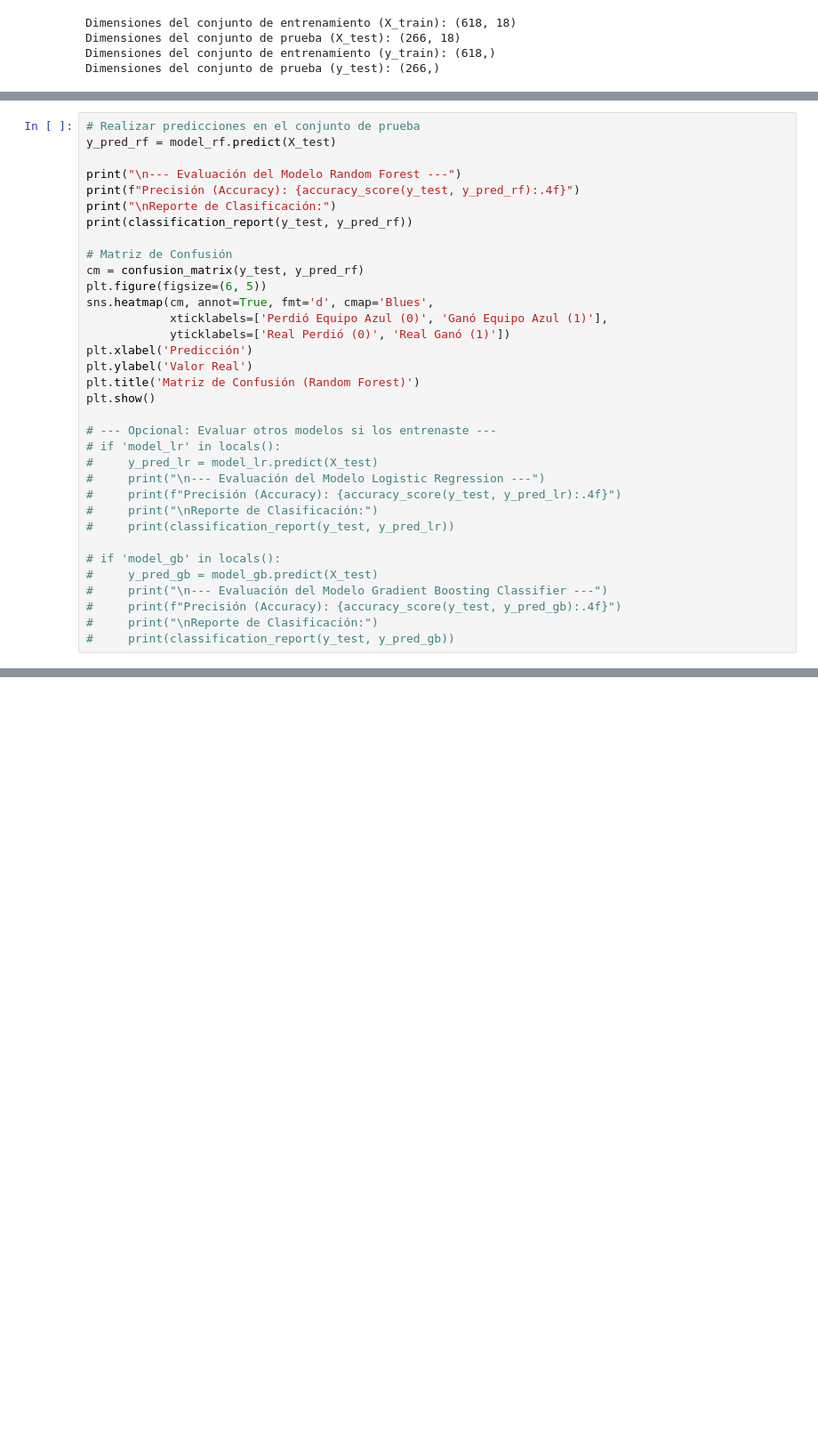
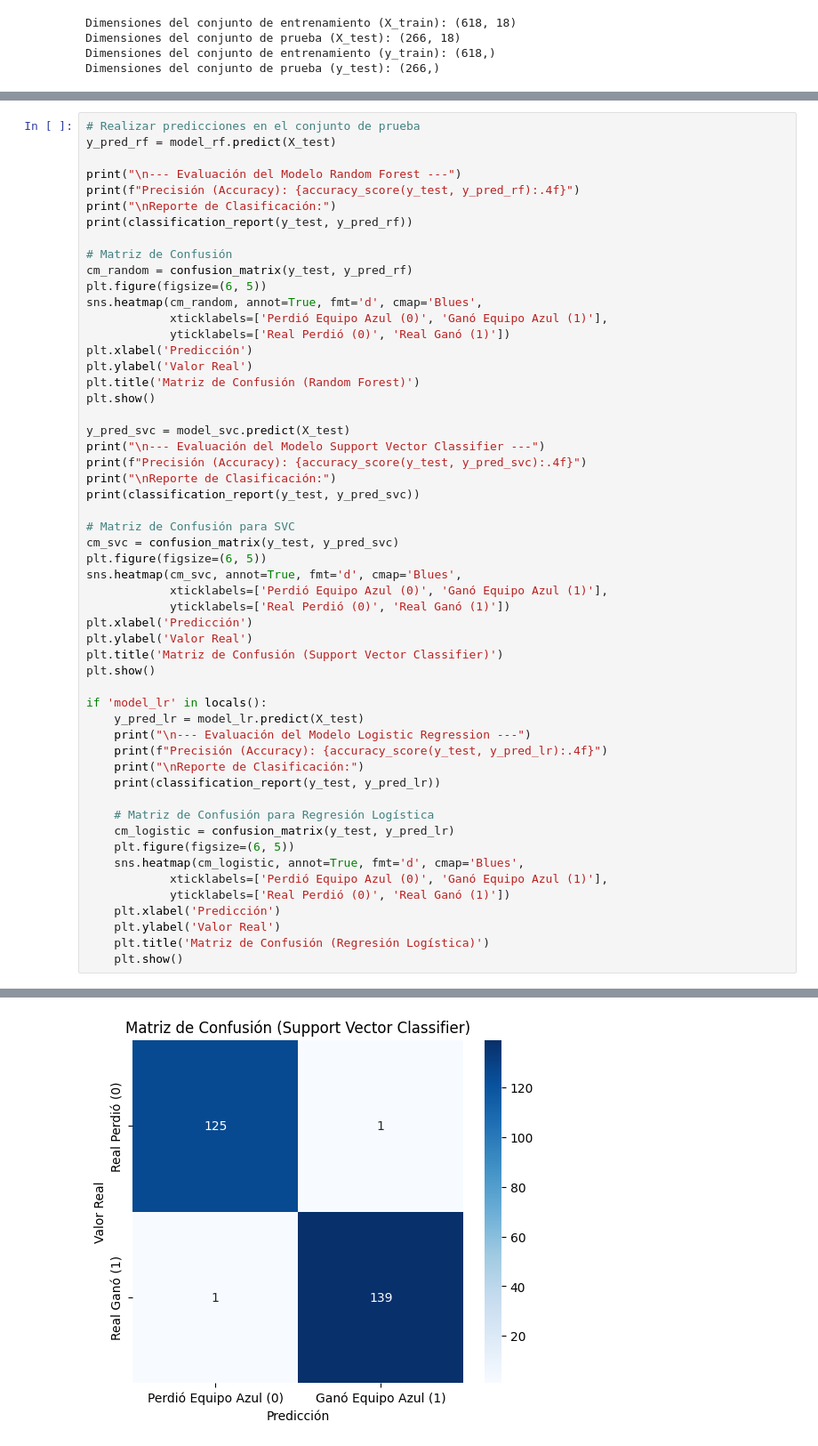
Before and after one commit to AgustinTroncoso/Pruebataller3datos, a Jupyter notebook: notebooks/modeloLol.ipynb, the cells around one changed output, grey strips where cells are left out. Shown at 89% size. Drawn from its saved outputs; the diff is of its cells as text; blank space fills up the shorter version.

Commit message:
Agregacion de modelos SVC y Regresion lineal

```diff
--- a/notebooks/modeloLol.ipynb
+++ b/notebooks/modeloLol.ipynb
@@ -152,9 +158,9 @@ print("\nReporte de Clasificación:")
 print(classification_report(y_test, y_pred_rf))
 
 # Matriz de Confusión
-cm = confusion_matrix(y_test, y_pred_rf)
+cm_random = confusion_matrix(y_test, y_pred_rf)
 plt.figure(figsize=(6, 5))
-sns.heatmap(cm, annot=True, fmt='d', cmap='Blues',
+sns.heatmap(cm_random, annot=True, fmt='d', cmap='Blues',
             xticklabels=['Perdió Equipo Azul (0)', 'Ganó Equipo Azul (1)'],
             yticklabels=['Real Perdió (0)', 'Real Ganó (1)'])
 plt.xlabel('Predicción')
@@ -162,20 +168,40 @@ plt.ylabel('Valor Real')
 plt.title('Matriz de Confusión (Random Forest)')
 plt.show()
 
-# --- Opcional: Evaluar otros modelos si los entrenaste ---
-# if 'model_lr' in locals():
-#     y_pred_lr = model_lr.predict(X_test)
-#     print("\n--- Evaluación del Modelo Logistic Regression ---")
-#     print(f"Precisión (Accuracy): {accuracy_score(y_test, y_pred_lr):.4f}")
-#     print("\nReporte de Clasificación:")
-#     print(classification_report(y_test, y_pred_lr))
+y_pred_svc = model_svc.predict(X_test)
+print("\n--- Evaluación del Modelo Support Vector Classifier ---")
+print(f"Precisión (Accuracy): {accuracy_score(y_test, y_pred_svc):.4f}")
+print("\nReporte de Clasificación:")
+print(classification_report(y_test, y_pred_svc))
 
-# if 'model_gb' in locals():
-#     y_pred_gb = model_gb.predict(X_test)
-#     print("\n--- Evaluación del Modelo Gradient Boosting Classifier ---")
-#     print(f"Precisión (Accuracy): {accuracy_score(y_test, y_pred_gb):.4f}")
-#     print("\nReporte de Clasificación:")
-#     print(classification_report(y_test, y_pred_gb))
+# Matriz de Confusión para SVC
+cm_svc = confusion_matrix(y_test, y_pred_svc)
+plt.figure(figsize=(6, 5))
+sns.heatmap(cm_svc, annot=True, fmt='d', cmap='Blues',
+            xticklabels=['Perdió Equipo Azul (0)', 'Ganó Equipo Azul (1)'],
+            yticklabels=['Real Perdió (0)', 'Real Ganó (1)'])
+plt.xlabel('Predicción')
+plt.ylabel('Valor Real')
+plt.title('Matriz de Confusión (Support Vector Classifier)')
+plt.show()
+
+if 'model_lr' in locals():
+    y_pred_lr = model_lr.predict(X_test)
+    print("\n--- Evaluación del Modelo Logistic Regression ---")
+    print(f"Precisión (Accuracy): {accuracy_score(y_test, y_pred_lr):.4f}")
+    print("\nReporte de Clasificación:")
+    print(classification_report(y_test, y_pred_lr))
+
+    # Matriz de Confusión para Regresión Logística
+    cm_logistic = confusion_matrix(y_test, y_pred_lr)
+    plt.figure(figsize=(6, 5))
+    sns.heatmap(cm_logistic, annot=True, fmt='d', cmap='Blues',
+            xticklabels=['Perdió Equipo Azul (0)', 'Ganó Equipo Azul (1)'],
+            yticklabels=['Real Perdió (0)', 'Real Ganó (1)'])
+    plt.xlabel('Predicción')
+    plt.ylabel('Valor Real')
+    plt.title('Matriz de Confusión (Regresión Logística)')
+    plt.show()
 # %% [output]
 --- Evaluación del Modelo Random Forest ---
 Precisión (Accuracy): 0.9887
@@ -192,0 +231 @@ weighted avg       0.99      0.99      0.99       266
+[figure, added]
```
Also changed, not shown: parts of 3 cells of this notebook.
